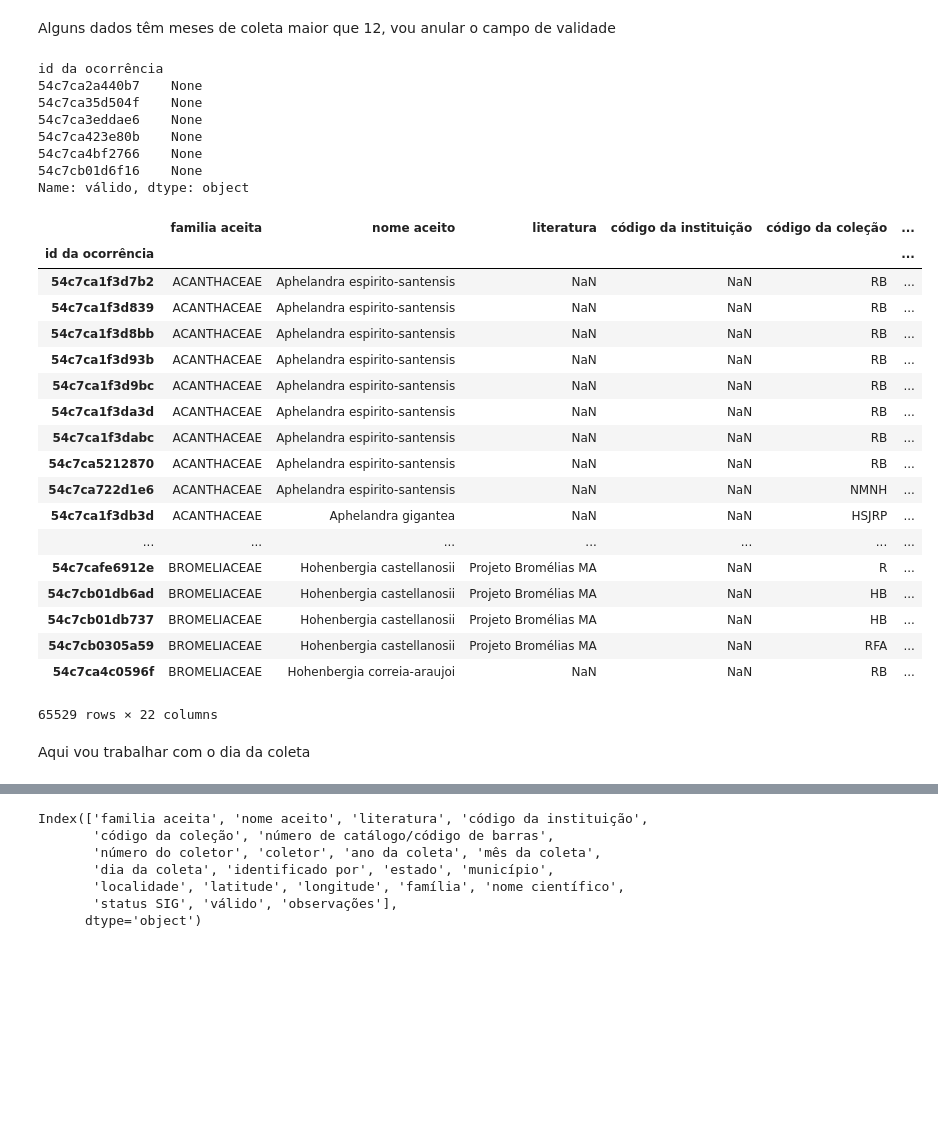
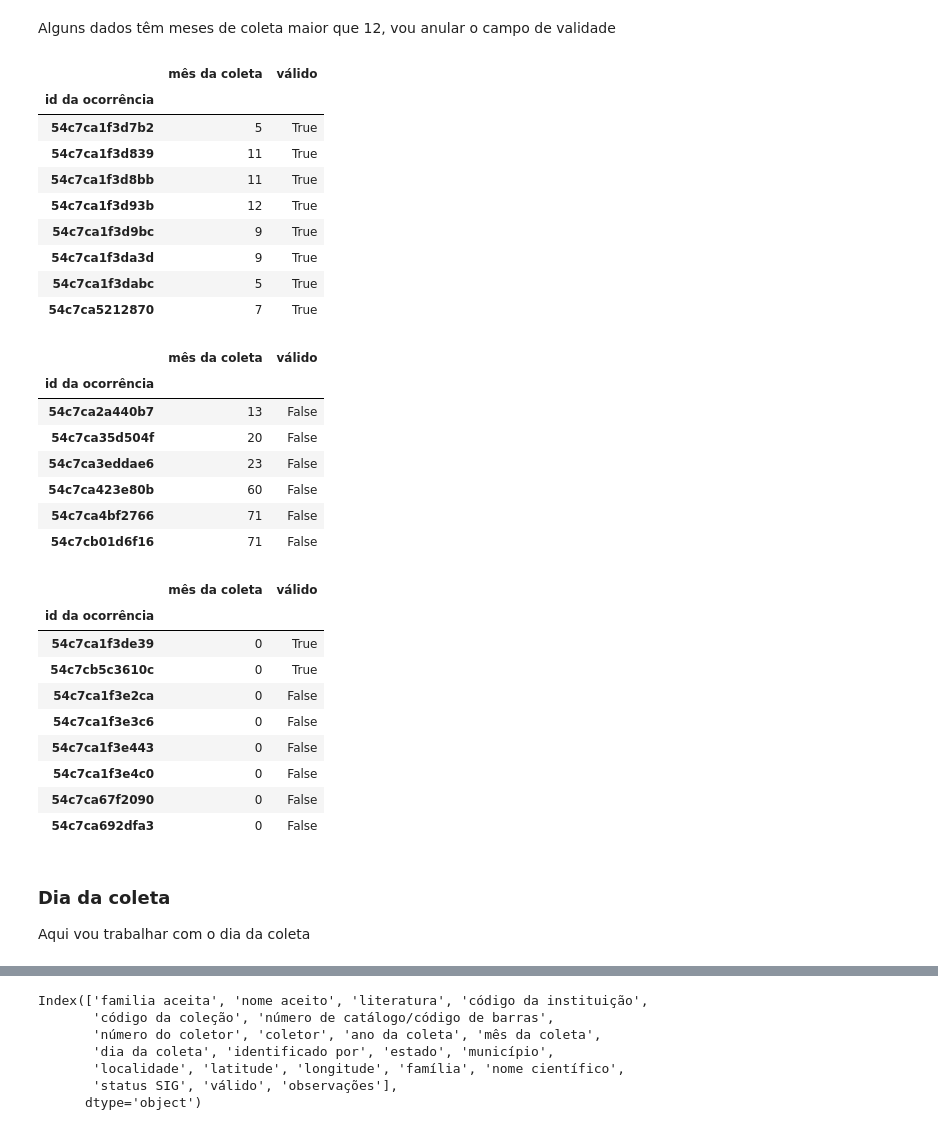
Before and after one commit to andreclaudino/pandas-bad-data, a Jupyter notebook: notebooks/01 - Ajustes dados ruins.ipynb, the cells around one changed output, grey strips where cells are left out. Saved outputs shown, nothing was run; the diff lists cells and outputs as text; code cells hidden in the pictures; blank space fills up the shorter version.

```diff
--- a/notebooks/01 - Ajustes dados ruins.ipynb
+++ b/notebooks/01 - Ajustes dados ruins.ipynb
@@ -221,41 +229,46 @@ df['mês da coleta'] = df['mês da coleta'].apply(lambda v: 0 if math.isnan(v) e
 Alguns dados têm meses de coleta maior que 12, vou anular o campo de validade
 # %%
 def invalidate_by_month(row):
-    return None if row['mês da coleta'] > 12 else v.válido
+    return False if row['mês da coleta'] > 12 else row.válido
 
 df.válido = df.T.apply(invalidate_by_month)
+# %%
+df[df['mês da coleta'] <= 12][df['mês da coleta'] > 0][['mês da coleta', 'válido']].head(8)
+# %% [output]
+|  | mês da coleta | válido |
+| id da ocorrência |  |  |
+| 54c7ca1f3d7b2 | 5 | True |
+| 54c7ca1f3d839 | 11 | True |
+| 54c7ca1f3d8bb | 11 | True |
+| 54c7ca1f3d93b | 12 | True |
+| 54c7ca1f3d9bc | 9 | True |
+| 54c7ca1f3da3d | 9 | True |
+| 54c7ca1f3dabc | 5 | True |
+| 54c7ca5212870 | 7 | True |
 # %%
-df[df['mês da coleta'] > 12].válido
+df[df['mês da coleta'] > 12][['mês da coleta', 'válido']].head(8)
 # %% [output]
-id da ocorrência
-54c7ca2a440b7    None
-54c7ca35d504f    None
-54c7ca3eddae6    None
-54c7ca423e80b    None
-54c7ca4bf2766    None
-54c7cb01d6f16    None
-Name: válido, dtype: object
+|  | mês da coleta | válido |
+| id da ocorrência |  |  |
+| 54c7ca2a440b7 | 13 | False |
+| 54c7ca35d504f | 20 | False |
+| 54c7ca3eddae6 | 23 | False |
+| 54c7ca423e80b | 60 | False |
+| 54c7ca4bf2766 | 71 | False |
+| 54c7cb01d6f16 | 71 | False |
 # %%
-df[df['mês da coleta'] <= 12]
+df[df['mês da coleta'] == 0][['mês da coleta', 'válido']].head(8)
 # %% [output]
-|  | familia aceita | nome aceito | literatura | código da instituição | código da coleção | ... |
-| id da ocorrência |  |  |  |  |  | ... |
-| 54c7ca1f3d7b2 | ACANTHACEAE | Aphelandra espirito-santensis | NaN | NaN | RB | ... |
-| 54c7ca1f3d839 | ACANTHACEAE | Aphelandra espirito-santensis | NaN | NaN | RB | ... |
-| 54c7ca1f3d8bb | ACANTHACEAE | Aphelandra espirito-santensis | NaN | NaN | RB | ... |
-| 54c7ca1f3d93b | ACANTHACEAE | Aphelandra espirito-santensis | NaN | NaN | RB | ... |
-| 54c7ca1f3d9bc | ACANTHACEAE | Aphelandra espirito-santensis | NaN | NaN | RB | ... |
-| 54c7ca1f3da3d | ACANTHACEAE | Aphelandra espirito-santensis | NaN | NaN | RB | ... |
-| 54c7ca1f3dabc | ACANTHACEAE | Aphelandra espirito-santensis | NaN | NaN | RB | ... |
-| 54c7ca5212870 | ACANTHACEAE | Aphelandra espirito-santensis | NaN | NaN | RB | ... |
-| 54c7ca722d1e6 | ACANTHACEAE | Aphelandra espirito-santensis | NaN | NaN | NMNH | ... |
-| 54c7ca1f3db3d | ACANTHACEAE | Aphelandra gigantea | NaN | NaN | HSJRP | ... |
-| ... | ... | ... | ... | ... | ... | ... |
-| 54c7cafe6912e | BROMELIACEAE | Hohenbergia castellanosii | Projeto Bromélias MA | NaN | R | ... |
-| 54c7cb01db6ad | BROMELIACEAE | Hohenbergia castellanosii | Projeto Bromélias MA | NaN | HB | ... |
-| 54c7cb01db737 | BROMELIACEAE | Hohenbergia castellanosii | Projeto Bromélias MA | NaN | HB | ... |
-| 54c7cb0305a59 | BROMELIACEAE | Hohenbergia castellanosii | Projeto Bromélias MA | NaN | RFA | ... |
-| 54c7ca4c0596f | BROMELIACEAE | Hohenbergia correia-araujoi | NaN | NaN | RB | ... |
+|  | mês da coleta | válido |
+| id da ocorrência |  |  |
+| 54c7ca1f3de39 | 0 | True |
+| 54c7cb5c3610c | 0 | True |
+| 54c7ca1f3e2ca | 0 | False |
+| 54c7ca1f3e3c6 | 0 | False |
+| 54c7ca1f3e443 | 0 | False |
+| 54c7ca1f3e4c0 | 0 | False |
+| 54c7ca67f2090 | 0 | False |
+| 54c7ca692dfa3 | 0 | False |
-65529 rows × 22 columns
 # %% [markdown]
+### Dia da coleta
 Aqui vou trabalhar com o dia da coleta
```
Also changed, not shown: parts of 42 cells of this notebook, 11 other files.
